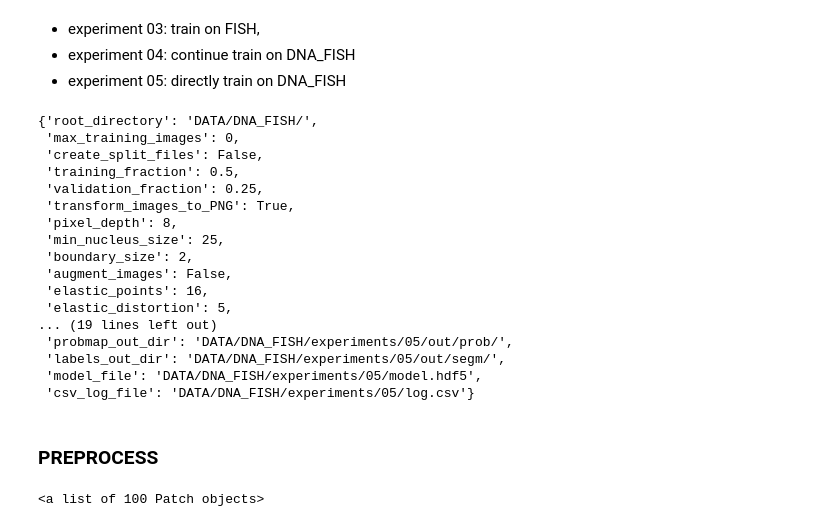
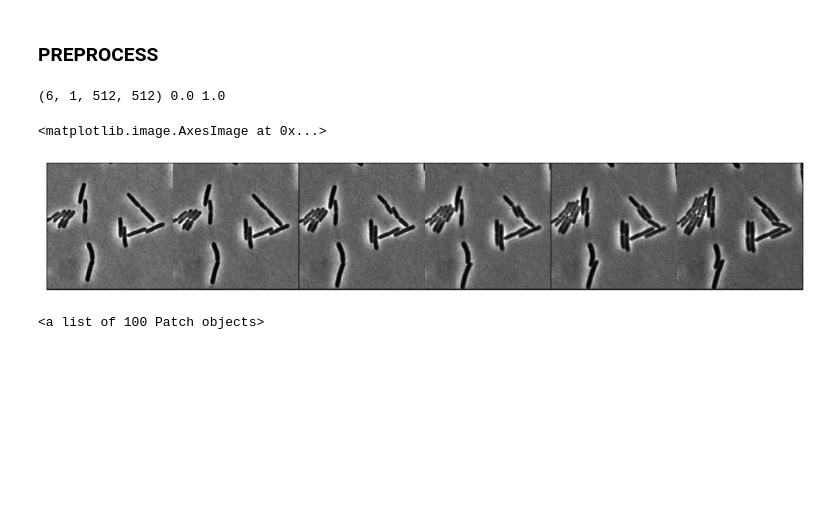
Before and after one commit to lanbowen23/cell_seg, a Jupyter notebook: full_exper.ipynb, the cells around one changed output. Cells and saved outputs as stored; diff of their text form; code cells hidden in the pictures; blank space fills up the shorter version.

Commit message:
commit full train

```diff
--- a/full_experiment.ipynb
+++ b/full_exper.ipynb
@@ -60,5 +56 @@ experiment_name = '05'
-# %% [markdown]
-- experiment 03: train on FISH,
-- experiment 04: continue train on DNA_FISH
-- experiment 05: directly train on DNA_FISH
 # %%
@@ -67,25 +66,38 @@ config_vars = utils.dirtools.setup_experiment(config_vars, experiment_name)
-# %%
-config_vars
-# %% [output]
-{'root_directory': 'DATA/DNA_FISH/',
- 'max_training_images': 0,
- 'create_split_files': False,
- 'training_fraction': 0.5,
- 'validation_fraction': 0.25,
- 'transform_images_to_PNG': True,
- 'pixel_depth': 8,
- 'min_nucleus_size': 25,
- 'boundary_size': 2,
- 'augment_images': False,
- 'elastic_points': 16,
- 'elastic_distortion': 5,
-... (19 lines left out)
- 'probmap_out_dir': 'DATA/DNA_FISH/experiments/05/out/prob/',
- 'labels_out_dir': 'DATA/DNA_FISH/experiments/05/out/segm/',
- 'model_file': 'DATA/DNA_FISH/experiments/05/model.hdf5',
- 'csv_log_file': 'DATA/DNA_FISH/experiments/05/log.csv'}
 # %% [markdown]
 ### PREPROCESS
+# %%
+images = np.zeros((6, 1, 512, 512))
+img_list = sorted(glob.glob('DATA/LineageTracking/norm_images/001/*.png'))
+for i, im in enumerate(img_list[8:]):
+    img = skimage.io.imread(im)
+    images[i, 0] = img.squeeze()
+    if i == 5:
+        break
+# %%
+import torch
+import torchvision
+# show images
+images = images/255
+print(images.shape, images.min(), images.max())
+images = torch.tensor(images)
+image = torchvision.utils.make_grid(images, nrow=6)
+plt.figure(figsize = (24, 3))
+plt.xticks([])
+plt.yticks([])
+plt.imshow(np.transpose(image.numpy(), (1,2,0)))
+
+# def imshow(img):
+# #     img = img / 2 + 0.5     # unnormalize
+#     npimg = img.numpy()
+#     plt.imshow(np.transpose(npimg, (1, 2, 0)))
+
+# # show images
+# print(images.shape)
+# imshow(torchvision.utils.make_grid(images, nrow=8))
+# %% [output]
+(6, 1, 512, 512) 0.0 1.0
+<matplotlib.image.AxesImage at 0x...>
+[figure, added]
 # %%
 file_list = os.listdir(config_vars["raw_images_dir"])
 img = skimage.io.imread(config_vars["raw_images_dir"] + file_list[-1])
```
Also changed, not shown: parts of 9 cells of this notebook, 13 other files.
